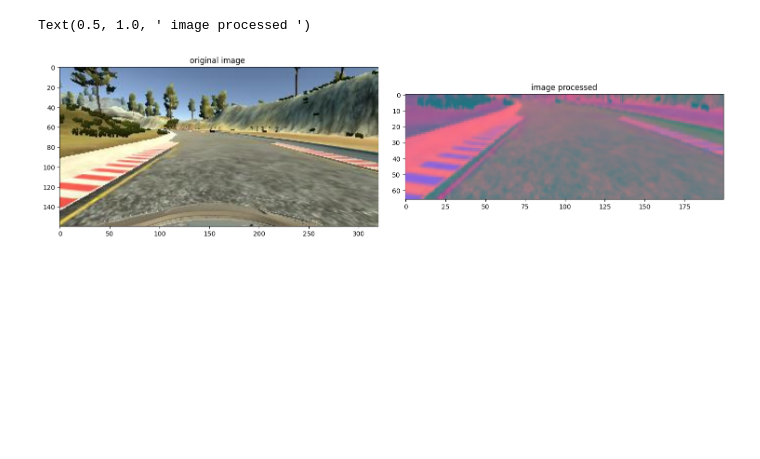
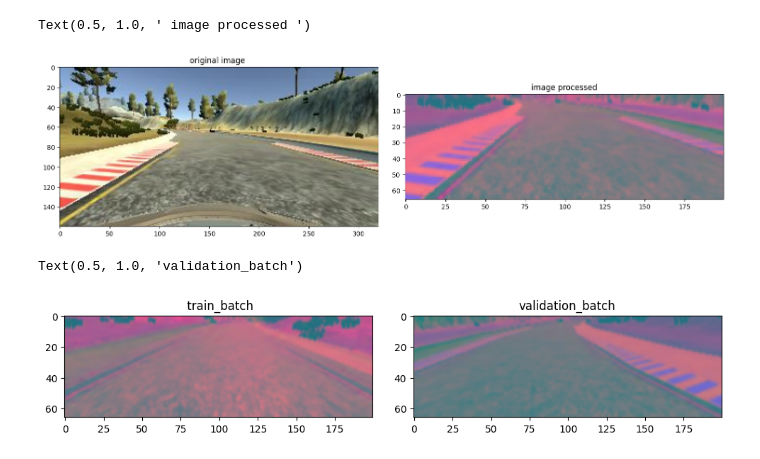
Before and after one commit to Wailsafi/self_driving1, a Jupyter notebook: Welcome_to_Colaboratory.ipynb, the cells around one changed output. Drawn from its saved outputs; the diff is of its cells as text; code cells hidden in the pictures; blank space fills up the shorter version.

```diff
--- a/Welcome_to_Colaboratory.ipynb
+++ b/Welcome_to_Colaboratory.ipynb
@@ -229,3 +233,32 @@ axs[1].set_title(" image processed ")
 (66, 200, 3)
 Text(0.5, 1.0, ' image processed ')
 [figure]
+# %%
+def batch_generator(image_paths, steering_angle, batch_size,istraining):
+  while True :
+      batch_image=[] # creating an empty list to store the batch data
+      batch_steering=[]
+      for _ in range(batch_size):
+
+          indx= random.randint(0,len(image_paths)-1)
+          if istraining :
+            img , steer =random_augment(image_paths[indx], steering_angle[indx])
+          else :
+            img=plt.imread(image_paths[indx])
+            steer=steering_angle[indx]
+          img=img_processing(img)
+          batch_image.append(img)
+          batch_steering.append(steer)
+      yield(np.asarray(batch_image), np.asarray(batch_steering))
+x_trainaug,  y_trainaug =next(batch_generator(x_train, y_train, 1,0))
+x_valaug, y_valaug=next(batch_generator(x_valid, y_valid, 1,1))
+# %%
+fig, axs= plt.subplots(1,2,figsize=(10,15))
+fig.tight_layout()
+axs[0].imshow(x_trainaug[0])
+axs[0].set_title(" train_batch")
+axs[1].imshow(x_valaug[0])
+axs[1].set_title("validation_batch")
+# %% [output]
+Text(0.5, 1.0, 'validation_batch')
+[figure, added]
```
Also changed, not shown: parts of 6 cells of this notebook.
